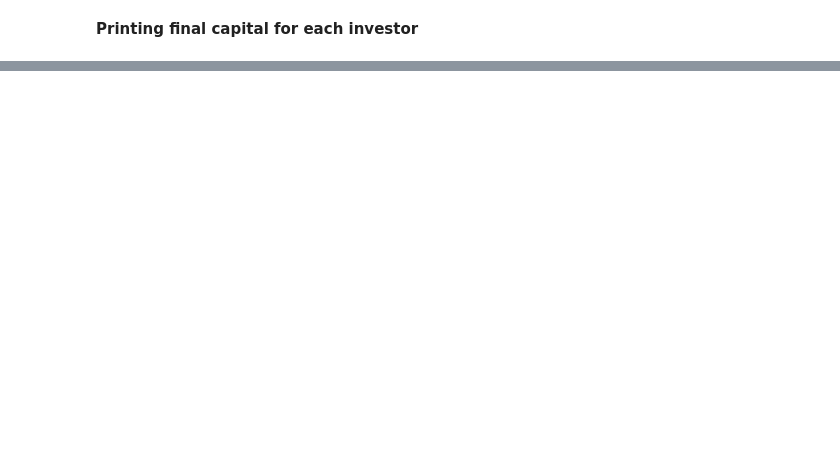
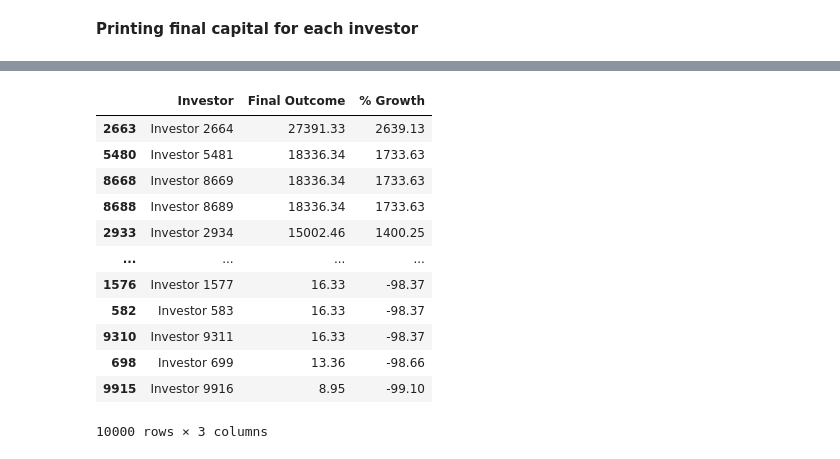
Before and after one commit to manereyes/murder-of-quants, a Jupyter notebook: portfolio_engineering/notebooks/montecarlo_my_first_1000.ipynb, the cells around one changed output, grey strips where cells are left out. Drawn from its saved outputs; the diff is of its cells as text; code cells hidden in the pictures; blank space fills up the shorter version.

```diff
--- a/portfolio_engineering/notebooks/montecarlo_my_first_1000.ipynb
+++ b/portfolio_engineering/notebooks/montecarlo_my_first_1000.ipynb
@@ -440,0 +448,16 @@ final_capital_per_investor_df
+# %%
+final_capital_per_investor_df.sort_values("% Growth", ascending=False)
+# %% [output]
+|  | Investor | Final Outcome | % Growth |
+| 2663 | Investor 2664 | 27391.33 | 2639.13 |
+| 5480 | Investor 5481 | 18336.34 | 1733.63 |
+| 8668 | Investor 8669 | 18336.34 | 1733.63 |
+| 8688 | Investor 8689 | 18336.34 | 1733.63 |
+| 2933 | Investor 2934 | 15002.46 | 1400.25 |
+| ... | ... | ... | ... |
+| 1576 | Investor 1577 | 16.33 | -98.37 |
+| 582 | Investor 583 | 16.33 | -98.37 |
+| 9310 | Investor 9311 | 16.33 | -98.37 |
+| 698 | Investor 699 | 13.36 | -98.66 |
+| 9915 | Investor 9916 | 8.95 | -99.10 |
+10000 rows × 3 columns
```
Also changed, not shown: parts of 19 cells of this notebook.
